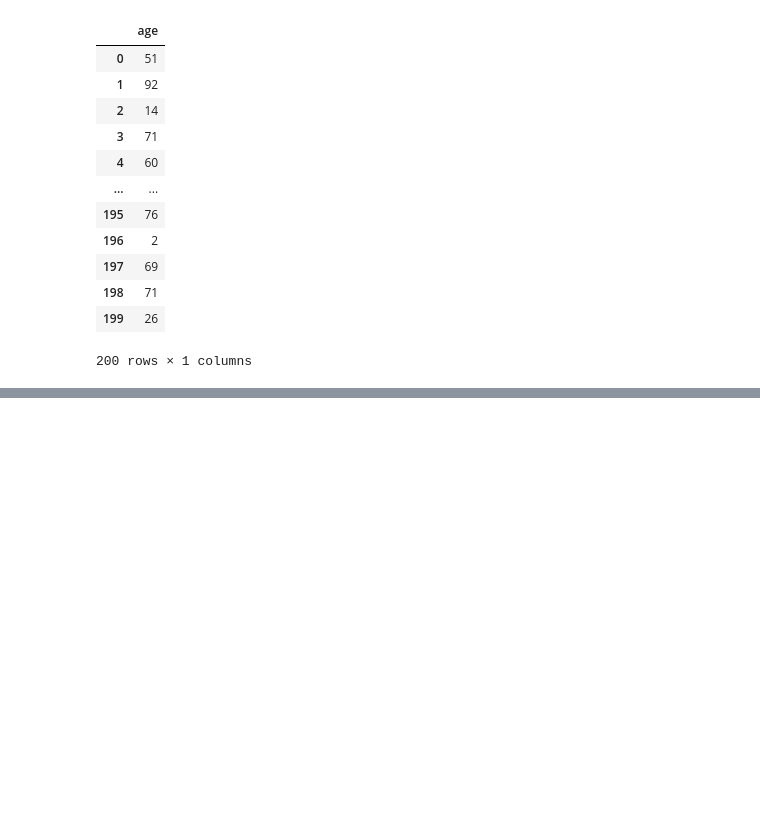
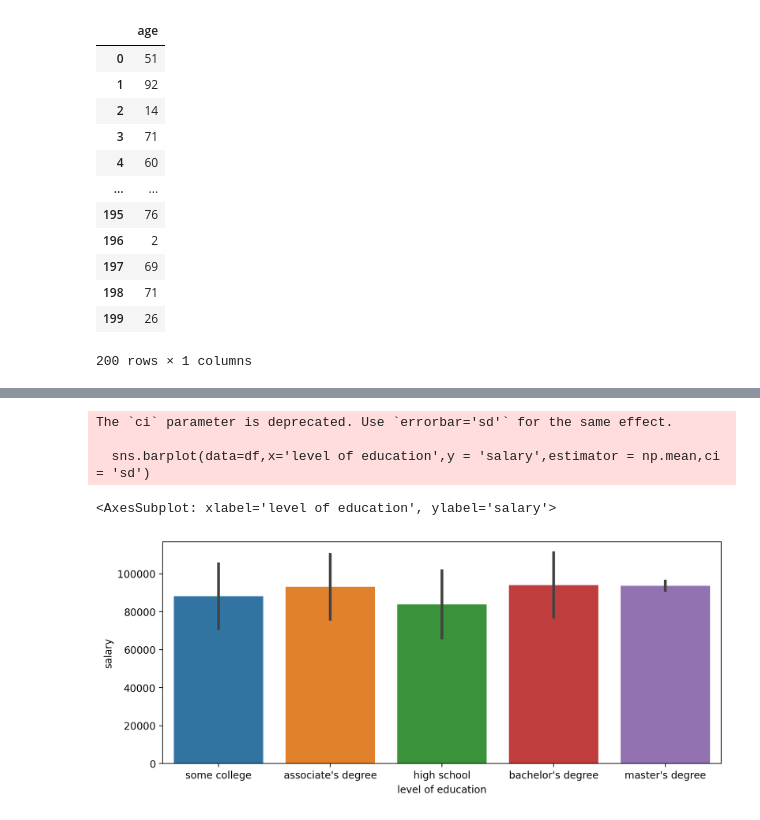
Before and after one commit to luyenquoc/Python-code-, a Jupyter notebook: Seaborn.ipynb, the cells around one changed output, grey strips where cells are left out. Drawn from its saved outputs; the diff is of its cells as text; code cells hidden in the pictures; blank space fills up the shorter version.

```diff
--- a/Seaborn.ipynb
+++ b/Seaborn.ipynb
@@ -103,0 +128,9 @@ This will become an error in seaborn v0.14.0; please update your code.
+# %%
+plt.figure(figsize=(10,4),dpi=200)
+sns.barplot(data=df,x='level of education',y = 'salary',estimator = np.mean,ci = 'sd')
+# %% [output]
+The `ci` parameter is deprecated. Use `errorbar='sd'` for the same effect.
+
+  sns.barplot(data=df,x='level of education',y = 'salary',estimator = np.mean,ci = 'sd')
+<AxesSubplot: xlabel='level of education', ylabel='salary'>
+[figure, added]
```
Also changed, not shown: parts of 11 cells of this notebook, 1 other file.
